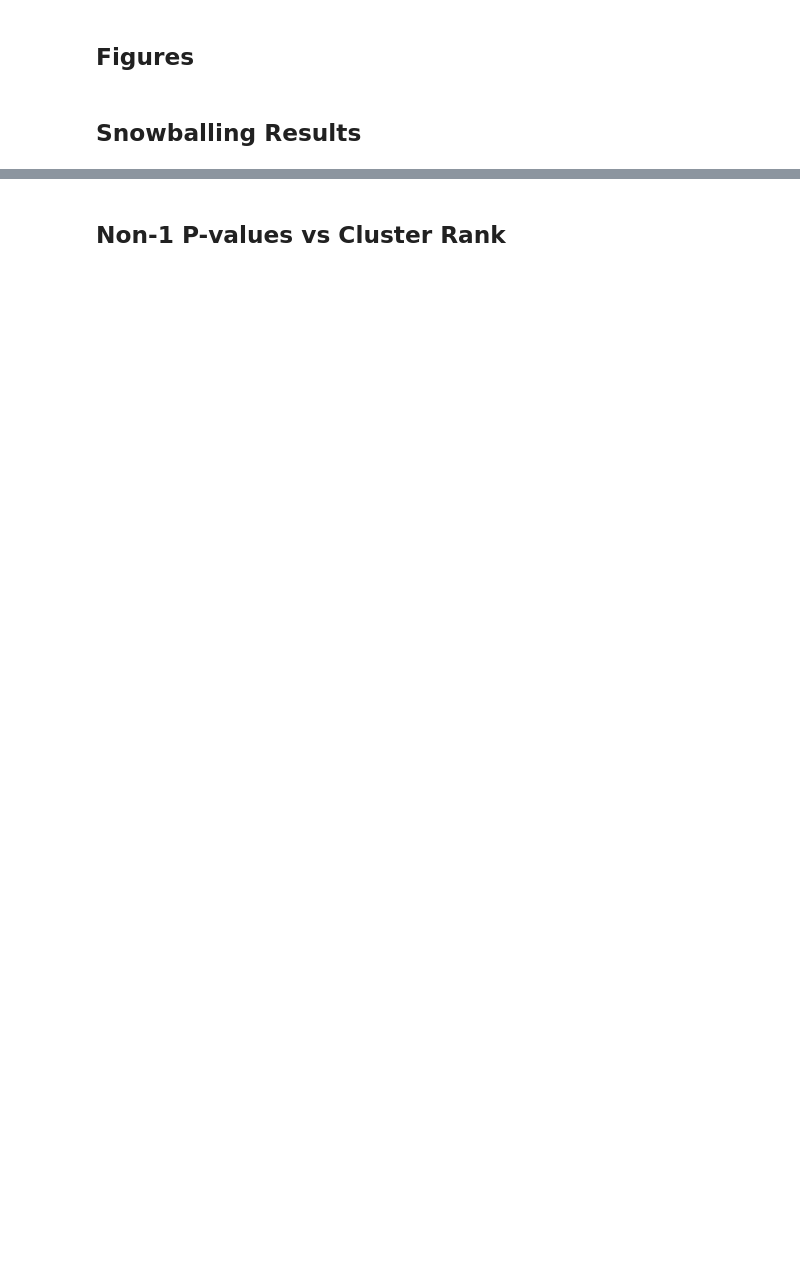
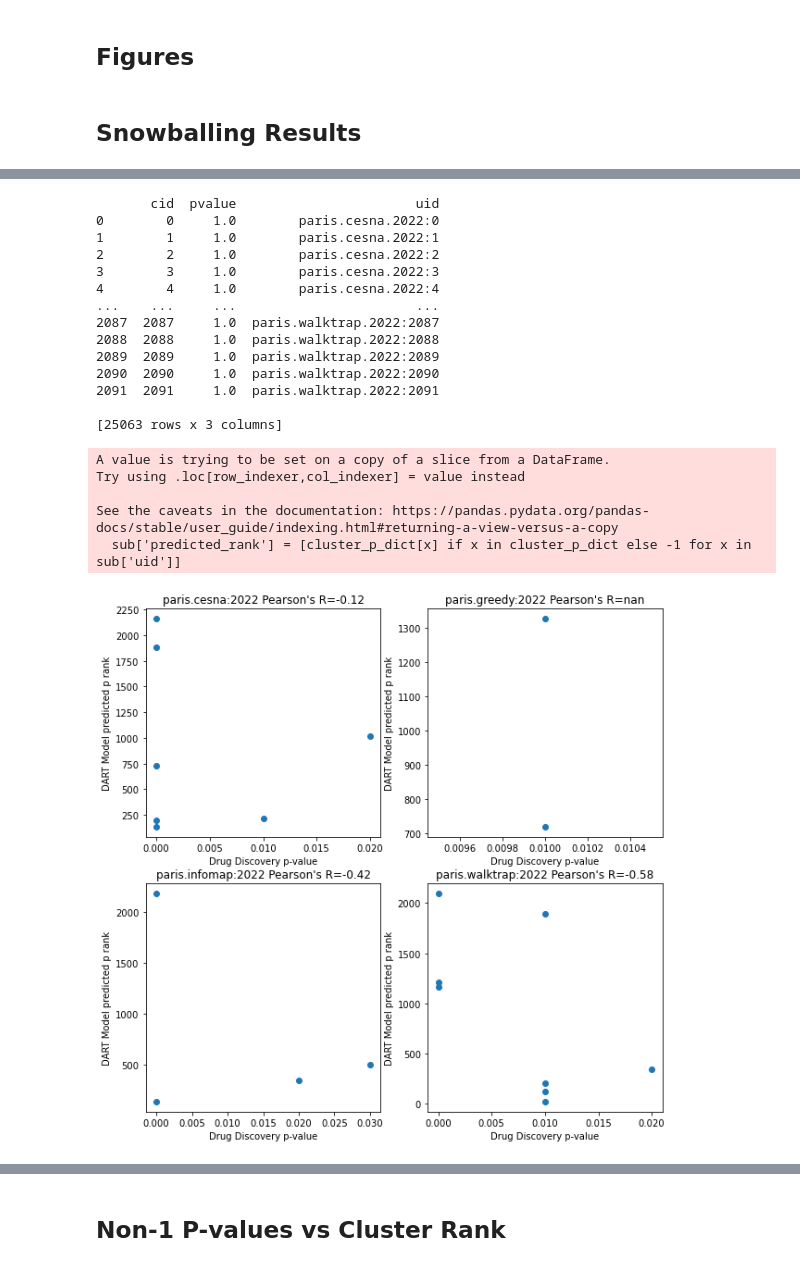
Before and after one commit to MSBradshaw/BOCC, a Jupyter notebook: Experiments/drug_discovery_results.ipynb, the cells around one changed output, grey strips where cells are left out. Drawn from its saved outputs; the diff is of its cells as text; code cells hidden in the pictures; blank space fills up the shorter version.

```diff
--- a/Experiments/drug_discovery_results.ipynb
+++ b/Experiments/drug_discovery_results.ipynb
@@ -547,0 +442,24 @@ plt.show()
+# %%
+print(drug_discovery_df)
+
+cluster_p_dict = {}
+p_values = []
+ranks = []
+first = True
+for line in open('../../BOCCRank/data-raw/rankings/xgb_cluster_rankings_2022.tsv'.format(y),'r'):
+    if first:
+        first = False
+        continue
+    # print(line)
+    row = line.strip().split('\t')
+    cluster_p_dict[row[0]] = float(row[2])
+
+cluster_p_dict_21 = {}
+first = True
+for line in open('../../BOCCRank/data-raw/rankings/xgb_cluster_rankings_2021.tsv'.format(y),'r'):
+    if first:
+        first = False
+        continue
+    # print(line)
+    row = line.strip().split('\t')
+    cluster_p_dict_21[row[0]] = float(row[2])
@@ -547,0 +499,41 @@ plt.show()
+# %%
+#2022
+print(drug_discovery_df)
+# cluster_p_dict
+fig, axes = plt.subplots(2,2)
+fig.set_size_inches(10, 10)
+drug_discovery_df['algo'] = [x.split('.2022')[0] for x in drug_discovery_df['uid']]
+for i,algo in enumerate(drug_discovery_df['algo'].unique()):
+    xi = int(i/2)
+    yi = i % 2
+    sub = drug_discovery_df[drug_discovery_df['algo'] == algo]
+    sub['predicted_rank'] = [cluster_p_dict[x] if x in cluster_p_dict else -1 for x in sub['uid']]
+    subsub = sub[sub['predicted_rank'] != -1]
+    subsub = subsub[subsub['pvalue'] != 1]
+    pearsons_R = subsub['pvalue'].corr(subsub['predicted_rank'])
+    axes[xi,yi].scatter(subsub['pvalue'], subsub['predicted_rank'])
+    axes[xi,yi].set_xlabel('Drug Discovery p-value')
+    axes[xi,yi].set_ylabel('DART Model predicted p rank')
+    axes[xi,yi].set_title('{}:2022'.format(algo) + " Pearson's R=" + str(round(pearsons_R, 2)))
+plt.show()
+# %% [output]
+       cid  pvalue                       uid
+0        0     1.0        paris.cesna.2022:0
+1        1     1.0        paris.cesna.2022:1
+2        2     1.0        paris.cesna.2022:2
+3        3     1.0        paris.cesna.2022:3
+4        4     1.0        paris.cesna.2022:4
+...    ...     ...                       ...
+2087  2087     1.0  paris.walktrap.2022:2087
+2088  2088     1.0  paris.walktrap.2022:2088
+2089  2089     1.0  paris.walktrap.2022:2089
+2090  2090     1.0  paris.walktrap.2022:2090
+2091  2091     1.0  paris.walktrap.2022:2091
+
+[25063 rows x 3 columns]
+A value is trying to be set on a copy of a slice from a DataFrame.
+Try using .loc[row_indexer,col_indexer] = value instead
+
+See the caveats in the documentation: https://pandas.pydata.org/pandas-docs/stable/user_guide/indexing.html#returning-a-view-versus-a-copy
+  sub['predicted_rank'] = [cluster_p_dict[x] if x in cluster_p_dict else -1 for x in sub['uid']]
+[figure, added]
```
Also changed, not shown: parts of 23 cells of this notebook, 2 other files.
